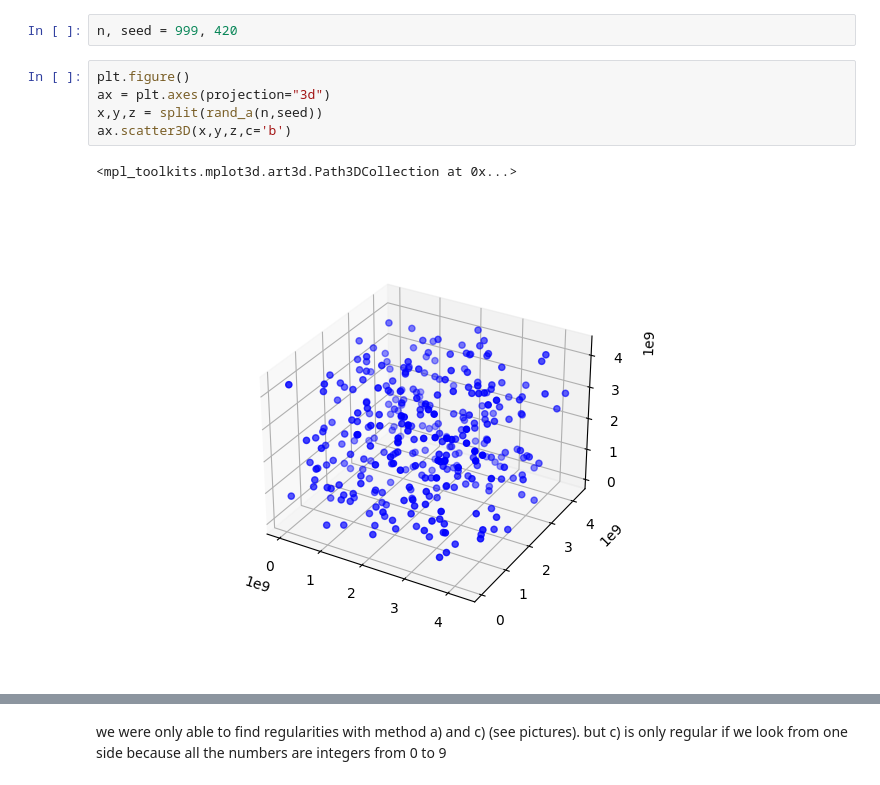
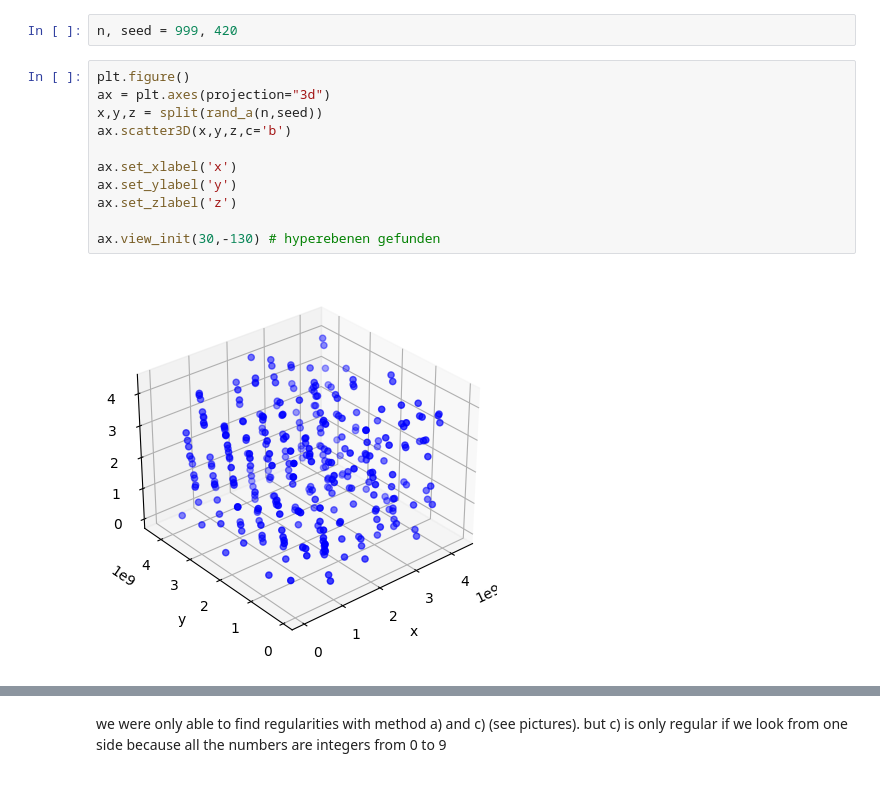
Before and after one commit to emhl/CoPhy2, a Jupyter notebook: Blatt6-Zufall-Anwendung/Blatt6-Aufg1.ipynb, the cells around one changed output, grey strips where cells are left out. Saved outputs shown, nothing was run; the diff lists cells and outputs as text.

```diff
--- a/Blatt6-Zufall-Anwendung/Blatt6-Aufg1.ipynb
+++ b/Blatt6-Zufall-Anwendung/Blatt6-Aufg1.ipynb
@@ -86,11 +91,16 @@ n, seed = 999, 420
 # %%
 plt.figure()
 ax = plt.axes(projection="3d")
 x,y,z = split(rand_a(n,seed))
 ax.scatter3D(x,y,z,c='b')
+
+ax.set_xlabel('x')
+ax.set_ylabel('y')
+ax.set_zlabel('z')
+
+ax.view_init(30,-130) # hyperebenen gefunden
 # %% [output]
-<mpl_toolkits.mplot3d.art3d.Path3DCollection at 0x...>
-[figure, old version]
+[figure, new version]
 # %%
 plt.figure()
 ax = plt.axes(projection="3d")
```
Also changed, not shown: parts of 14 cells of this notebook.
